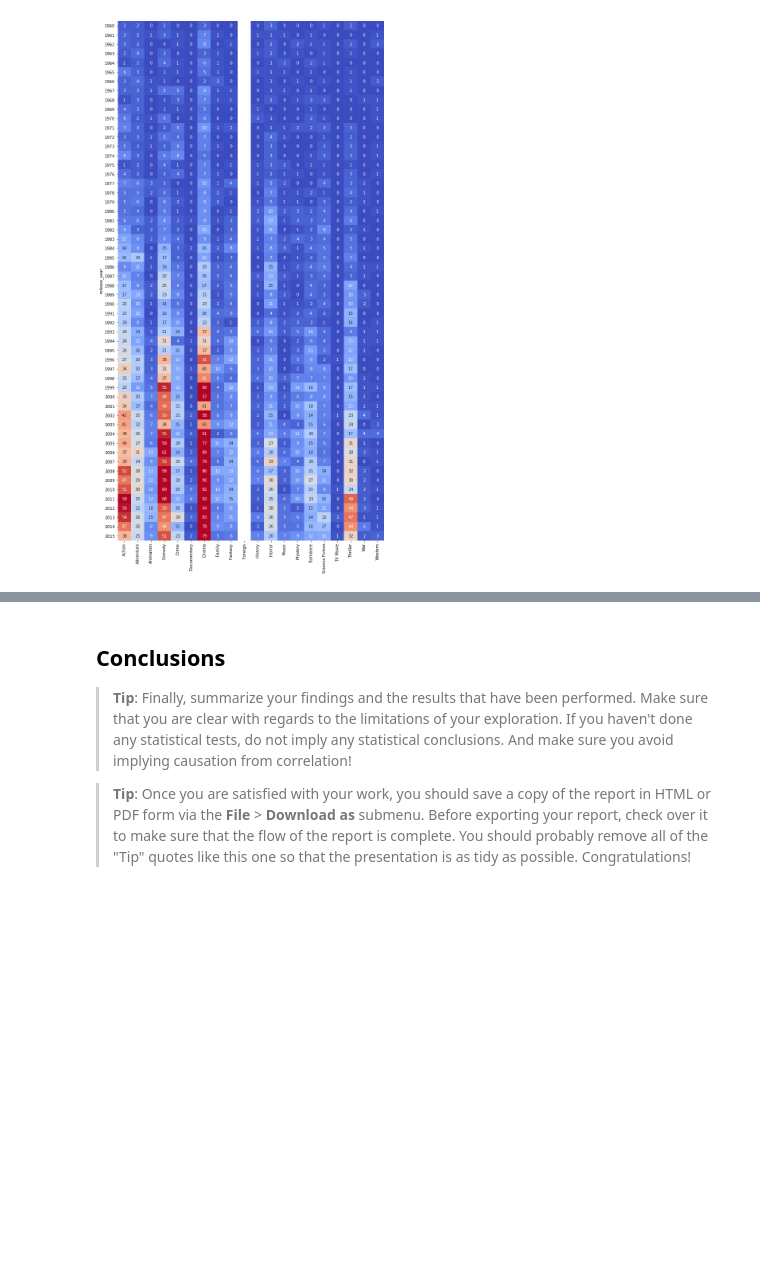
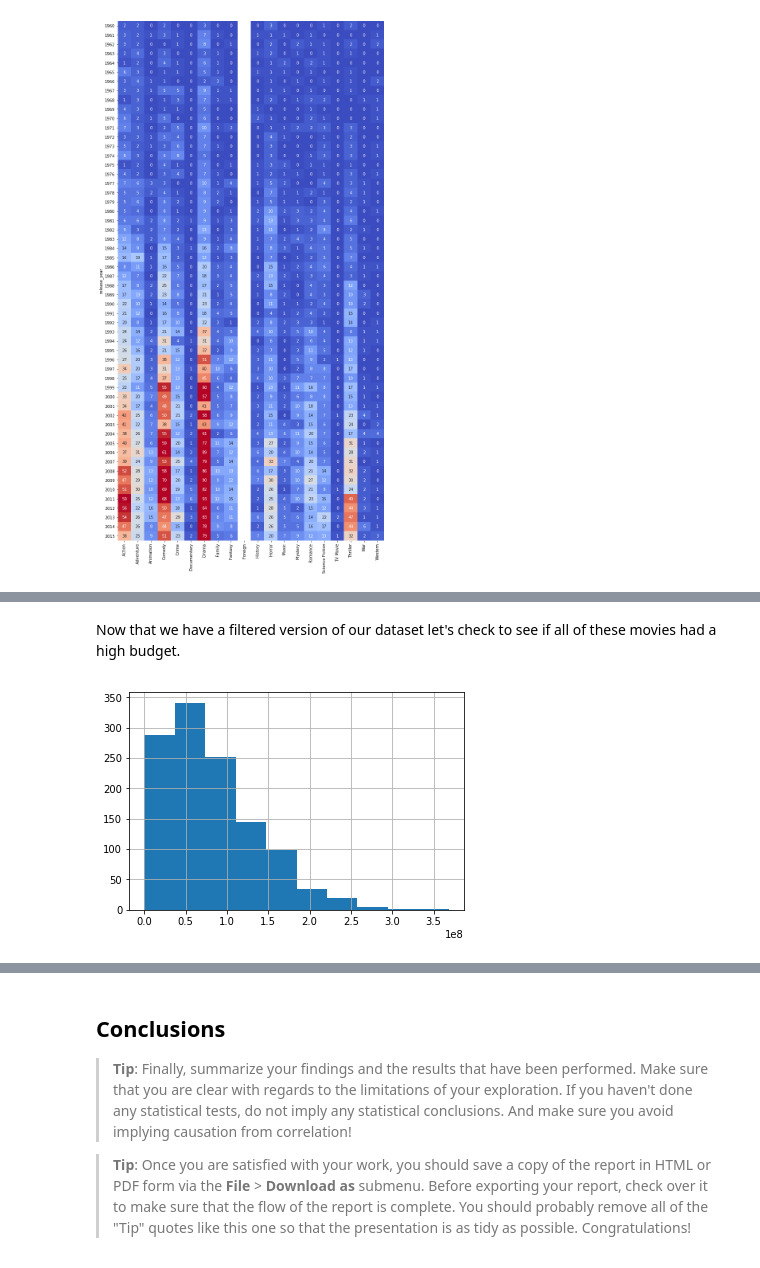
Before and after one commit to danielmiguel320/dand_investigate_data_set, a Jupyter notebook: investigate-a-dataset-template.ipynb, the cells around one changed output, grey strips where cells are left out. Cells and saved outputs as stored; diff of their text form; code cells hidden in the pictures; blank space fills up the shorter version.

Commit message:
Added some plots to question 2

```diff
--- a/investigate-a-dataset-template.ipynb
+++ b/investigate-a-dataset-template.ipynb
@@ -194,0 +204,3 @@ sns.heatmap(genres_count,
+# %%
+high_rev = genres_df[genres_df['revenue_adj'] >= 1.267480e+08]
+high_rev.info()
@@ -194,0 +225,6 @@ sns.heatmap(genres_count,
+# %% [markdown]
+Now that we have a filtered version of our dataset let's check to see if all of these movies had a high budget.
+# %%
+high_rev['budget_adj'].hist();
+# %% [output]
+[figure, added]
```
Also changed, not shown: parts of 8 cells of this notebook, 1 other file.
